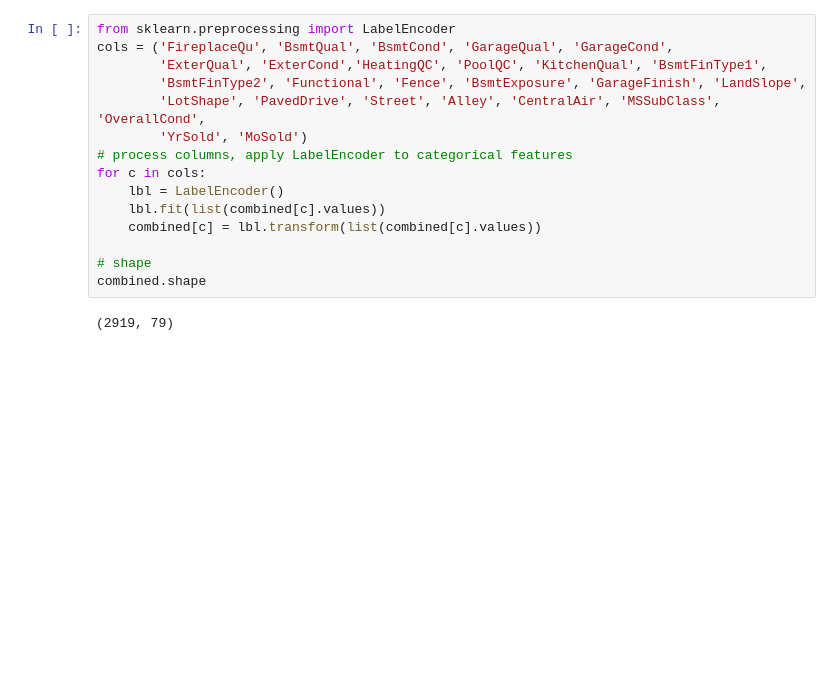
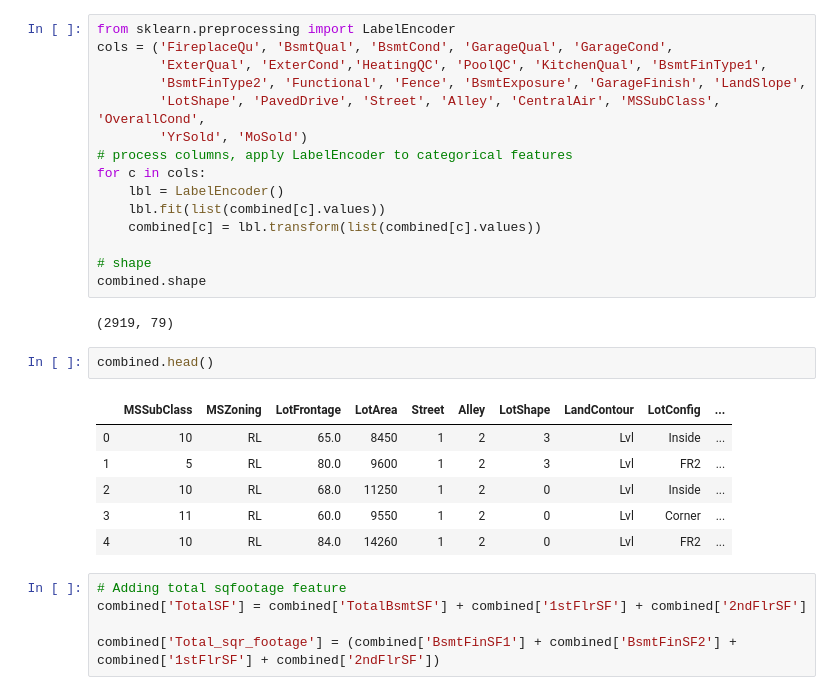
Before and after one commit to Sibin-Sibi/House_Price, a Jupyter notebook: Housing.ipynb, the cells around one changed output. Saved outputs shown, nothing was run; the diff lists cells and outputs as text; blank space fills up the shorter version.

```diff
--- a/Housing.ipynb
+++ b/Housing.ipynb
@@ -299,3 +300,17 @@ for c in cols:
 combined.shape
 # %% [output]
 (2919, 79)
+# %%
+combined.head()
+# %% [output]
+|  | MSSubClass | MSZoning | LotFrontage | LotArea | Street | Alley | LotShape | LandContour | LotConfig | ... |
+| 0 | 10 | RL | 65.0 | 8450 | 1 | 2 | 3 | Lvl | Inside | ... |
+| 1 | 5 | RL | 80.0 | 9600 | 1 | 2 | 3 | Lvl | FR2 | ... |
+| 2 | 10 | RL | 68.0 | 11250 | 1 | 2 | 0 | Lvl | Inside | ... |
+| 3 | 11 | RL | 60.0 | 9550 | 1 | 2 | 0 | Lvl | Corner | ... |
+| 4 | 10 | RL | 84.0 | 14260 | 1 | 2 | 0 | Lvl | FR2 | ... |
+# %%
+# Adding total sqfootage feature
+combined['TotalSF'] = combined['TotalBsmtSF'] + combined['1stFlrSF'] + combined['2ndFlrSF']
+
+combined['Total_sqr_footage'] = (combined['BsmtFinSF1'] + combined['BsmtFinSF2'] + combined['1stFlrSF'] + combined['2ndFlrSF'])
```
Also changed, not shown: parts of 7 cells of this notebook.
